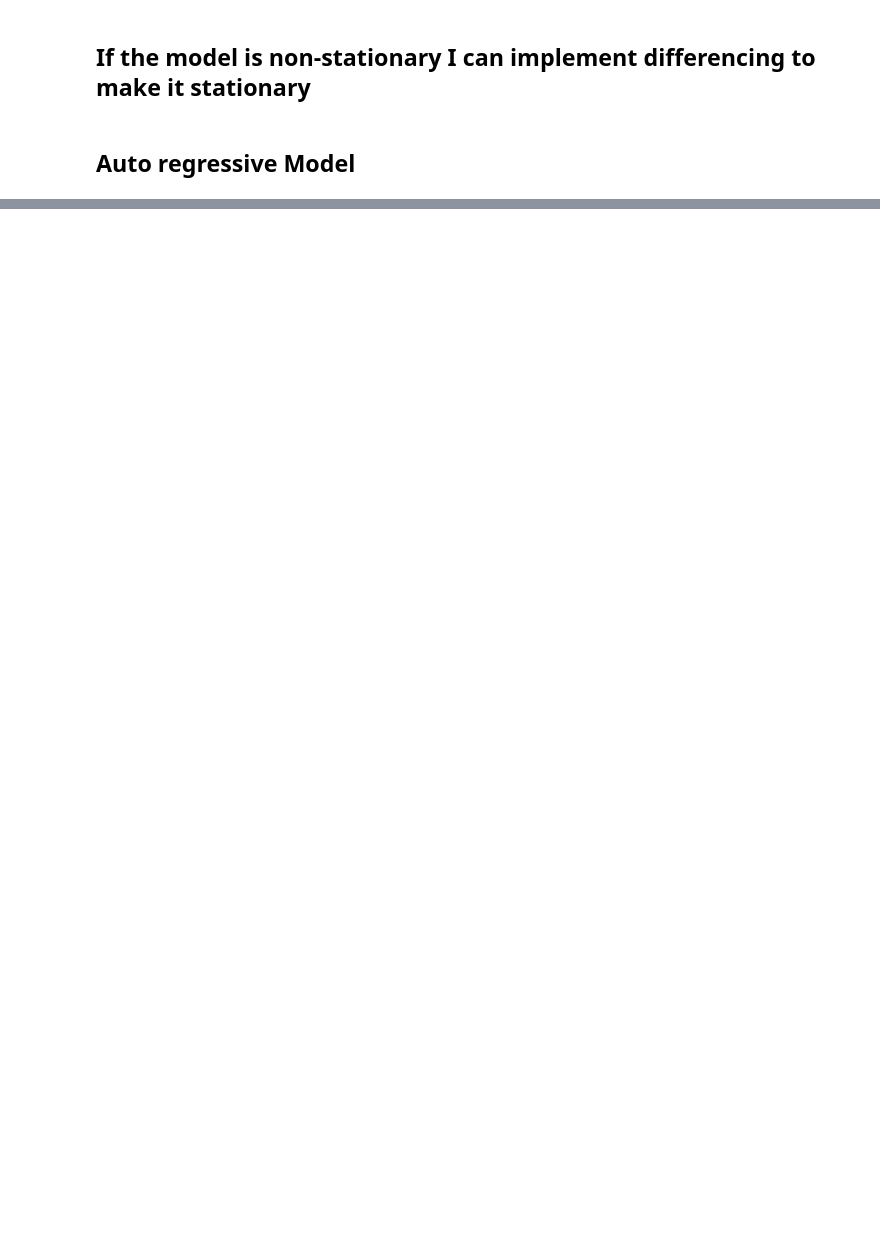
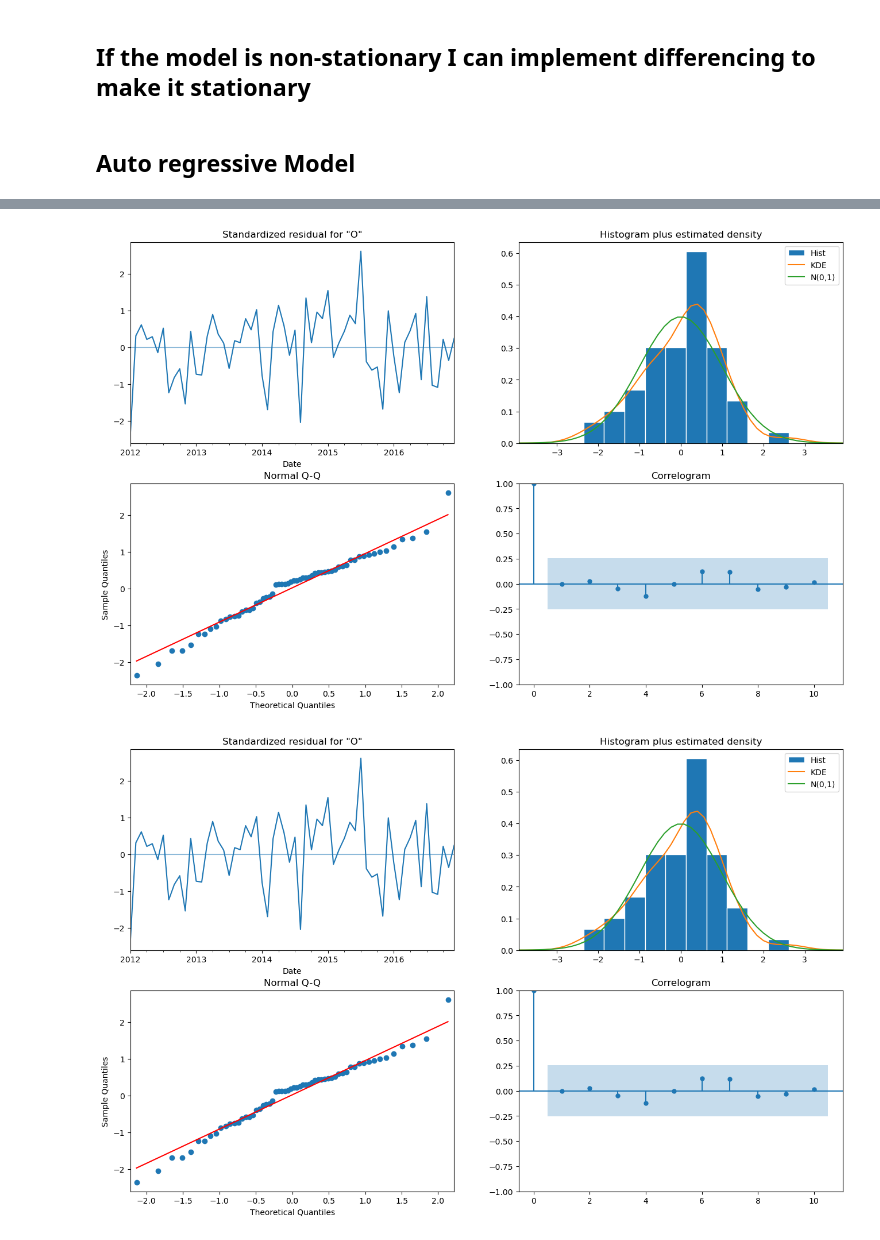
Before and after one commit to jannisz/times_series_1, a Jupyter notebook: note1.ipynb, the cells around one changed output, grey strips where cells are left out. Saved outputs shown, nothing was run; the diff lists cells and outputs as text; code cells hidden in the pictures; blank space fills up the shorter version.

```diff
--- a/note1.ipynb
+++ b/note1.ipynb
@@ -205,0 +480,5 @@ group_df.tail(5)
+# %%
+model_fit.plot_diagnostics(figsize=(16,10))
+# %% [output]
+[figure, added]
+[figure, added]
```
Also changed, not shown: parts of 32 cells of this notebook.
